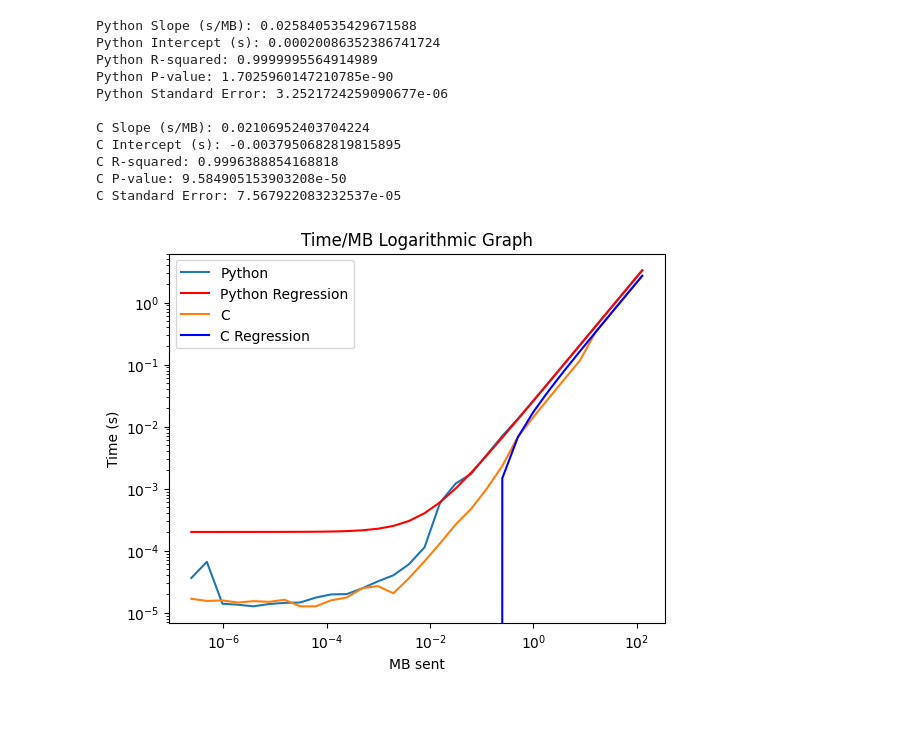
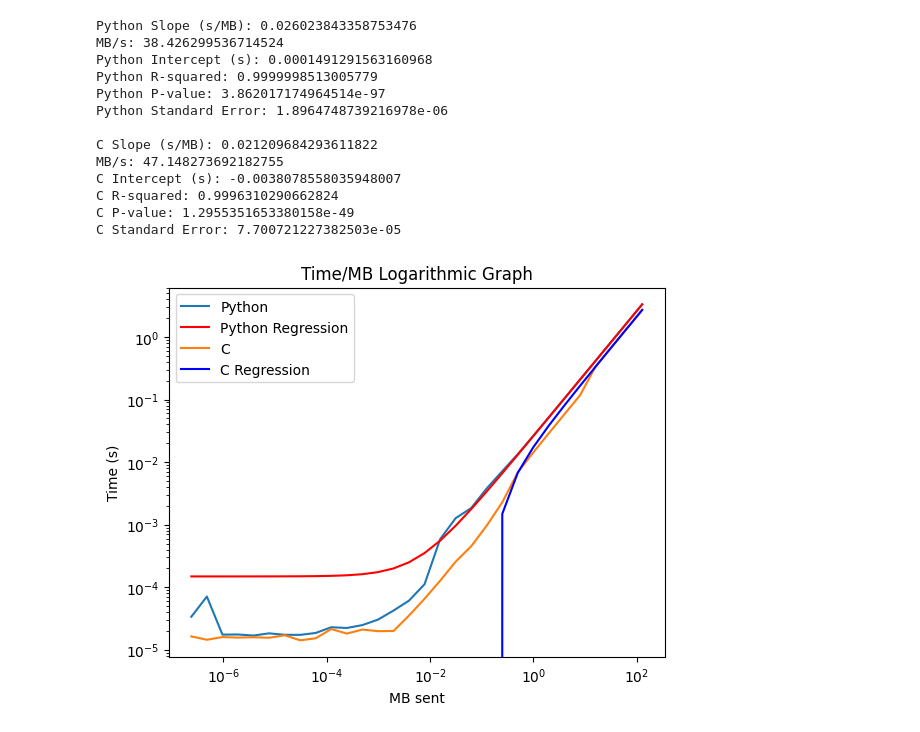
Before and after one commit to ZachB123/CommHiddenGemm, a Jupyter notebook: Gemm1d/notebooks/basic_benchmarks.ipynb, the cells around one changed output. Drawn from its saved outputs; the diff is of its cells as text; code cells hidden in the pictures.

```diff
--- a/Gemm1d/notebooks/basic_benchmarks.ipynb
+++ b/Gemm1d/notebooks/basic_benchmarks.ipynb
@@ -8,7 +8,7 @@ COLUMN_NAMES = ["size", "num_float_64_sent", "time(s)"]
 # %%
 # Load python benchmarks
 
-send_benchmark_python = pd.read_csv("../basic-benchmarks-condensed/python-n4-sendbenchmark.csv", names=COLUMN_NAMES)
+send_benchmark_python = pd.read_csv("../basic-benchmarks-condensed/python-n6-sendbenchmark.csv", names=COLUMN_NAMES)
 broadcast_benchmark_python_2 = pd.read_csv("../basic-benchmarks-condensed/python-n2-broadcastbenchmark.csv", names=COLUMN_NAMES)
 broadcast_benchmark_python_4 = pd.read_csv("../basic-benchmarks-condensed/python-n4-broadcastbenchmark.csv", names=COLUMN_NAMES)
 broadcast_benchmark_python_6 = pd.read_csv("../basic-benchmarks-condensed/python-n6-broadcastbenchmark.csv", names=COLUMN_NAMES)
@@ -20,7 +20,7 @@ python_broadcasts = [broadcast_benchmark_python_2, broadcast_benchmark_python_4,
 # %%
 #  Load C benchmarks
 
-send_benchmark_c = pd.read_csv("../basic-benchmarks-condensed/c-n4-sendbenchmark.csv", names=COLUMN_NAMES)
+send_benchmark_c = pd.read_csv("../basic-benchmarks-condensed/c-n6-sendbenchmark.csv", names=COLUMN_NAMES)
 broadcast_benchmark_c_2 = pd.read_csv("../basic-benchmarks-condensed/c-n2-broadcastbenchmark.csv", names=COLUMN_NAMES)
 broadcast_benchmark_c_4 = pd.read_csv("../basic-benchmarks-condensed/c-n4-broadcastbenchmark.csv", names=COLUMN_NAMES)
 broadcast_benchmark_c_6 = pd.read_csv("../basic-benchmarks-condensed/c-n6-broadcastbenchmark.csv", names=COLUMN_NAMES)
@@ -32,59 +32,64 @@ c_broadcasts = [broadcast_benchmark_c_2, broadcast_benchmark_c_4, broadcast_benc
 # %%
 # the python time/MB sent
 
-floats_communicated_python = send_benchmark_python["num_float_64_sent"] / 8 / 1024 / 1024
-time_python = send_benchmark_python["time(s)"]
+floats_communicated_python = np.array(send_benchmark_python["num_float_64_sent"] / 8 / 1024 / 1024)
+time_python = np.array(send_benchmark_python["time(s)"])
+
 
 plt.plot(floats_communicated_python, time_python, label="Python")
-
-plt.xlabel("MB sent")
-plt.xscale("log")
-plt.ylabel("Time (s)")
-plt.yscale("log")
-plt.title("Time/MB Logarithmic Graph")
 
 slope_python, intercept_python, r_value_python, p_value_python, std_err_python = stats.linregress(floats_communicated_python, time_python)
 plt.plot(floats_communicated_python, intercept_python + slope_python * floats_communicated_python, linestyle='-', color='red', label='Python Regression')
 
 print(f"Python Slope (s/MB): {slope_python}")
+print(f"MB/s: {1/slope_python}")
 print(f"Python Intercept (s): {intercept_python}")
 print(f"Python R-squared: {r_value_python**2}")
 print(f"Python P-value: {p_value_python}")
 print(f"Python Standard Error: {std_err_python}")
 print()
 
 # C stuff for sending
 
-floats_communicated_c = send_benchmark_c["num_float_64_sent"] / 8 / 1024 / 1024
-time_c = send_benchmark_c["time(s)"]
+floats_communicated_c = np.array(send_benchmark_c["num_float_64_sent"] / 8 / 1024 / 1024)
+time_c = np.array(send_benchmark_c["time(s)"])
 
 plt.plot(floats_communicated_c, time_c, label="C")
 
 slope_c, intercept_c, r_value_c, p_value_c, std_err_c = stats.linregress(floats_communicated_c, time_c)
 plt.plot(floats_communicated_c, intercept_c + slope_c * floats_communicated_c, linestyle='-', color='blue', label='C Regression')
 
 print(f"C Slope (s/MB): {slope_c}")
+print(f"MB/s: {1/slope_c}")
 print(f"C Intercept (s): {intercept_c}")
 print(f"C R-squared: {r_value_c**2}")
 print(f"C P-value: {p_value_c}")
 print(f"C Standard Error: {std_err_c}")
 
+plt.xlabel("MB sent")
+plt.xscale("log")
+plt.ylabel("Time (s)")
+plt.yscale("log")
+plt.title("Time/MB Logarithmic Graph")
+
 plt.legend()
 
 plt.show()
 # %% [output]
-Python Slope (s/MB): 0.025840535429671588
-Python Intercept (s): 0.00020086352386741724
-Python R-squared: 0.9999995564914989
-Python P-value: 1.7025960147210785e-90
-Python Standard Error: 3.2521724259090677e-06
+Python Slope (s/MB): 0.026023843358753476
+MB/s: 38.426299536714524
+Python Intercept (s): 0.0001491291563160968
+Python R-squared: 0.9999998513005779
+Python P-value: 3.862017174964514e-97
+Python Standard Error: 1.8964748739216978e-06
 
-C Slope (s/MB): 0.02106952403704224
-C Intercept (s): -0.0037950682819815895
-C R-squared: 0.9996388854168818
-C P-value: 9.584905153903208e-50
-C Standard Error: 7.567922083232537e-05
+C Slope (s/MB): 0.021209684293611822
+MB/s: 47.148273692182755
+C Intercept (s): -0.0038078558035948007
+C R-squared: 0.9996310290662824
+C P-value: 1.2955351653380158e-49
+C Standard Error: 7.700721227382503e-05
-[figure, old version]
+[figure, new version]
 # %%
 # python broadcasts
 
```
Also changed, not shown: parts of 3 cells of this notebook, 2 other files.
